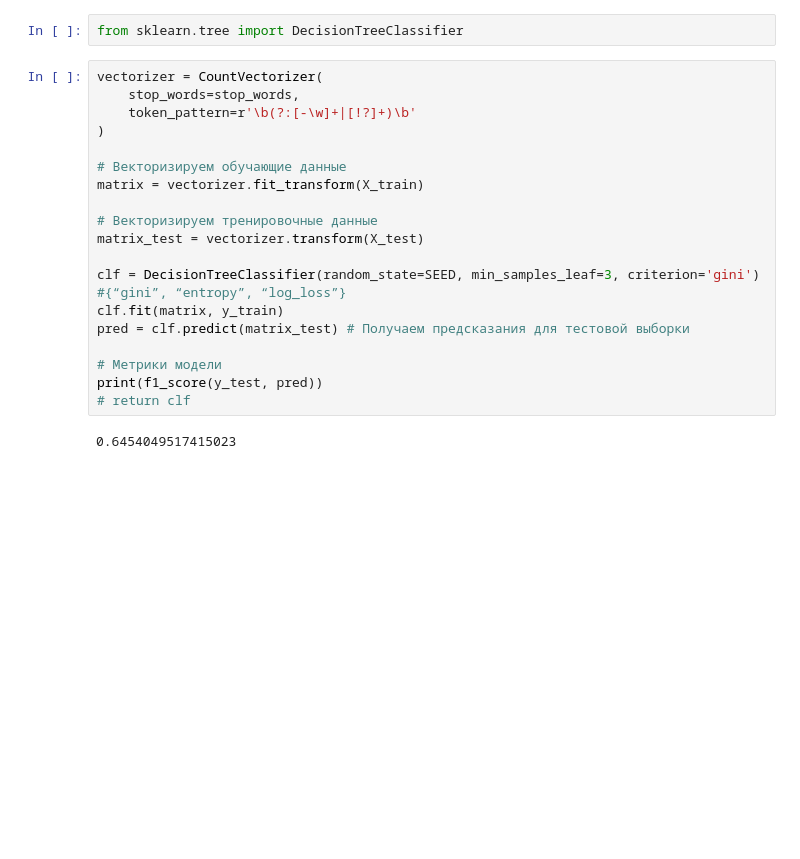
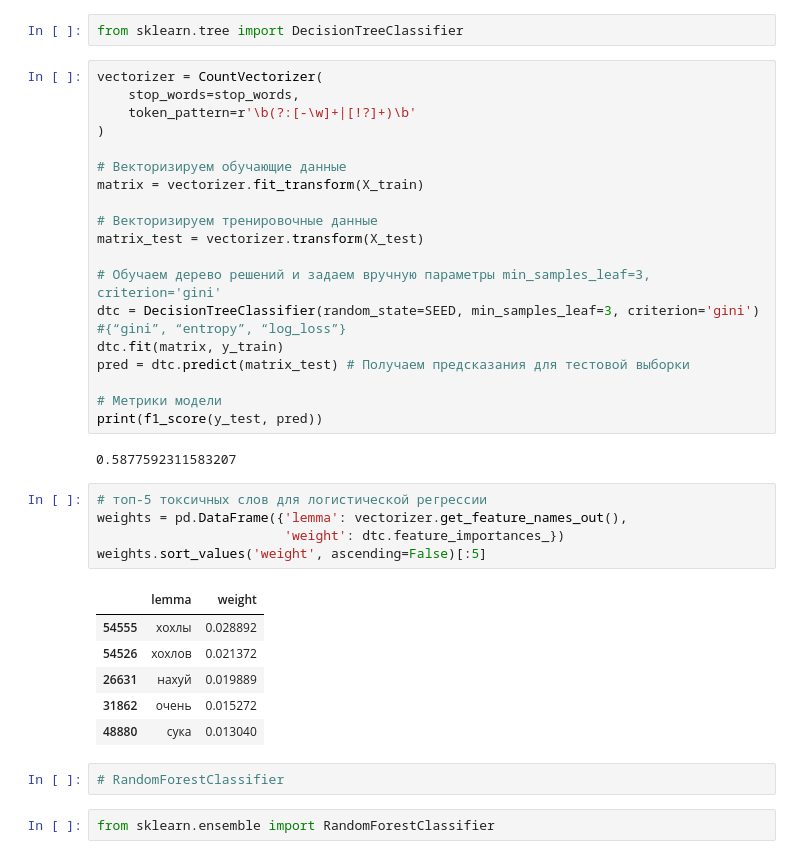
Before and after one commit to liminovna/HSE_NLP_ASSIGNMENTS, a Jupyter notebook: module2_2.ipynb, the cells around one changed output. Saved outputs shown, nothing was run; the diff lists cells and outputs as text; blank space fills up the shorter version.

```diff
--- a/module2_2.ipynb
+++ b/module2_2.ipynb
@@ -377,12 +436,28 @@ matrix = vectorizer.fit_transform(X_train)
 # Векторизируем тренировочные данные
 matrix_test = vectorizer.transform(X_test)
 
-clf = DecisionTreeClassifier(random_state=SEED, min_samples_leaf=3, criterion='gini') #{“gini”, “entropy”, “log_loss”}
-clf.fit(matrix, y_train)
-pred = clf.predict(matrix_test) # Получаем предсказания для тестовой выборки
+# Обучаем дерево решений и задаем вручную параметры min_samples_leaf=3, criterion='gini'
+dtc = DecisionTreeClassifier(random_state=SEED, min_samples_leaf=3, criterion='gini') #{“gini”, “entropy”, “log_loss”}
+dtc.fit(matrix, y_train)
+pred = dtc.predict(matrix_test) # Получаем предсказания для тестовой выборки
 
 # Метрики модели
 print(f1_score(y_test, pred))
-# return clf
 # %% [output]
-0.6454049517415023
+0.5877592311583207
+# %%
+# топ-5 токсичных слов для логистической регрессии
+weights = pd.DataFrame({'lemma': vectorizer.get_feature_names_out(),
+                        'weight': dtc.feature_importances_})
+weights.sort_values('weight', ascending=False)[:5]
+# %% [output]
+|  | lemma | weight |
+| 54555 | хохлы | 0.028892 |
+| 54526 | хохлов | 0.021372 |
+| 26631 | нахуй | 0.019889 |
+| 31862 | очень | 0.015272 |
+| 48880 | сука | 0.013040 |
+# %%
+# RandomForestClassifier
+# %%
+from sklearn.ensemble import RandomForestClassifier
```
Also changed, not shown: parts of 26 cells of this notebook.
